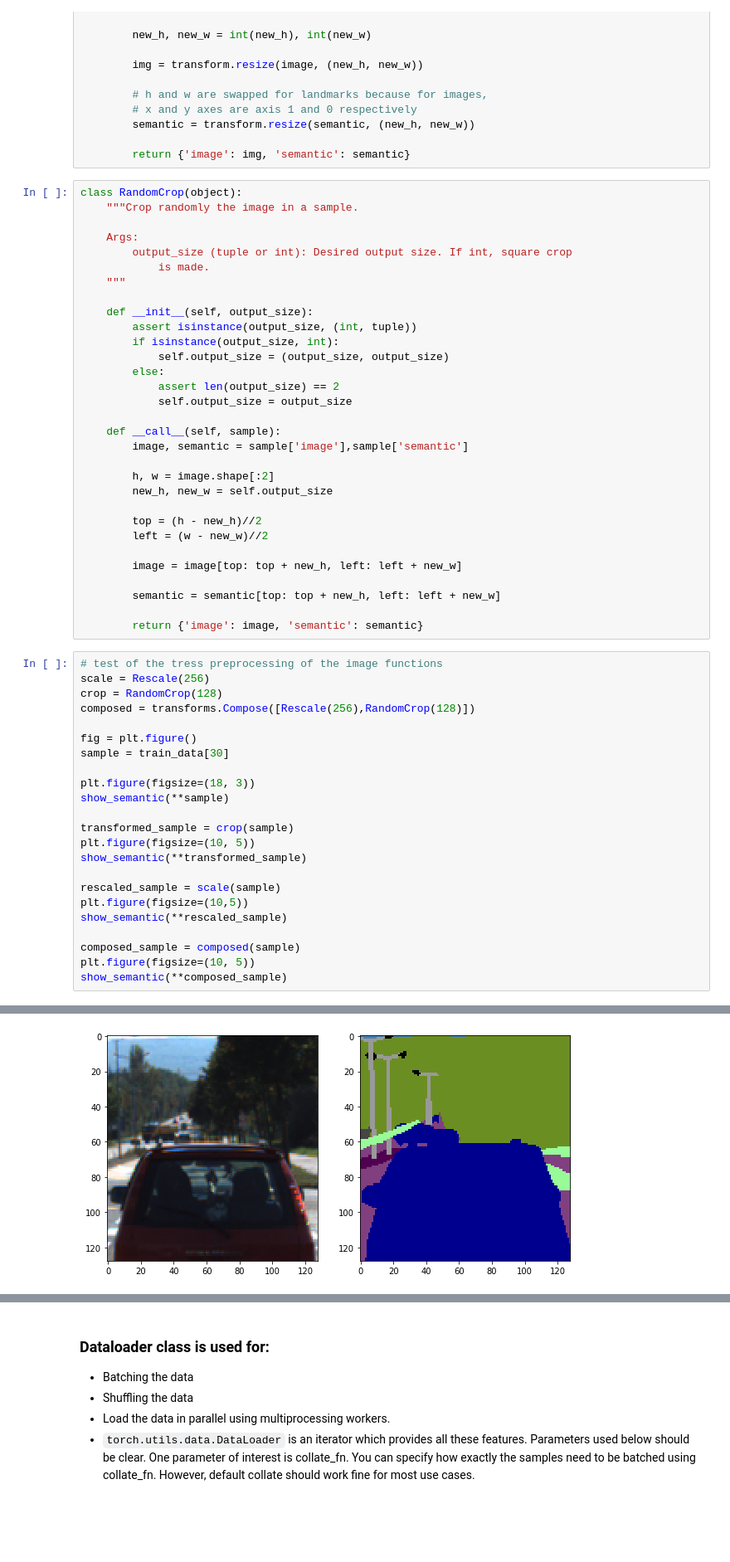
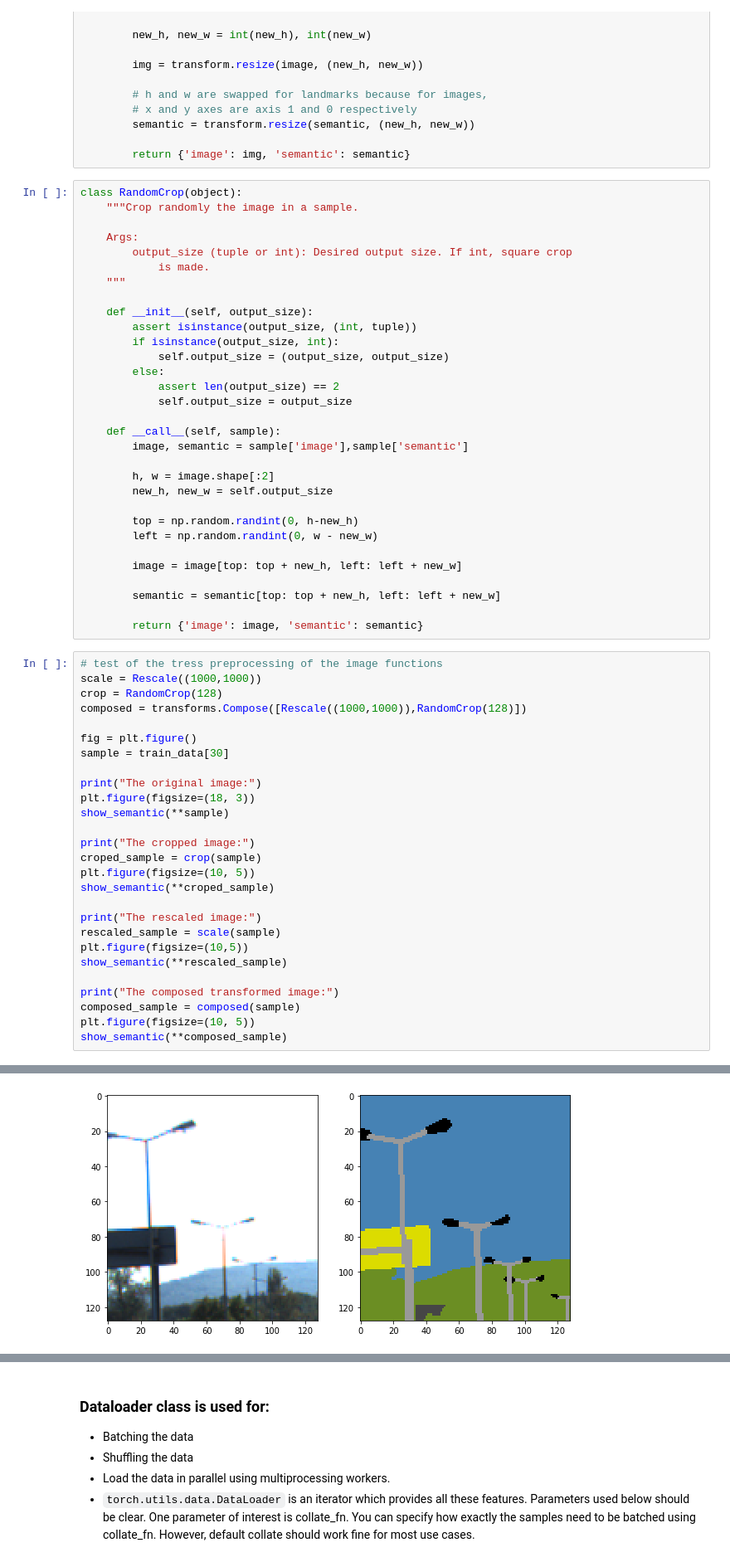
Before and after one commit to xysong1201/MRIImage_segmentation, a Jupyter notebook: Unet.ipynb, the cells around one changed output, grey strips where cells are left out. Shown at 83% size. Saved outputs shown, nothing was run; the diff lists cells and outputs as text; blank space fills up the shorter version.

```diff
--- a/Unet.ipynb
+++ b/Unet.ipynb
@@ -212,8 +200,8 @@ class RandomCrop(object):
         h, w = image.shape[:2]
         new_h, new_w = self.output_size
 
-        top = (h - new_h)//2
-        left = (w - new_w)//2
+        top = np.random.randint(0, h-new_h)
+        left = np.random.randint(0, w - new_w)
 
         image = image[top: top + new_h, left: left + new_w]
 
@@ -222,24 +210,28 @@ class RandomCrop(object):
         return {'image': image, 'semantic': semantic}
 # %%
 # test of the tress preprocessing of the image functions
-scale = Rescale(256)
+scale = Rescale((1000,1000))
 crop = RandomCrop(128)
-composed = transforms.Compose([Rescale(256),RandomCrop(128)])
+composed = transforms.Compose([Rescale((1000,1000)),RandomCrop(128)])
 
 fig = plt.figure()
 sample = train_data[30]
 
+print("The original image:")
 plt.figure(figsize=(18, 3))
 show_semantic(**sample)
 
-transformed_sample = crop(sample)
+print("The cropped image:")
+croped_sample = crop(sample)
 plt.figure(figsize=(10, 5))
-show_semantic(**transformed_sample)
+show_semantic(**croped_sample)
 
+print("The rescaled image:")
 rescaled_sample = scale(sample)
 plt.figure(figsize=(10,5))
 show_semantic(**rescaled_sample)
 
+print("The composed transformed image:")
 composed_sample = composed(sample)
 plt.figure(figsize=(10, 5))
 show_semantic(**composed_sample)
@@ -249 +243 @@ show_semantic(**composed_sample)
-[figure, old version]
+[figure, new version]
```
Also changed, not shown: parts of 27 cells of this notebook.
